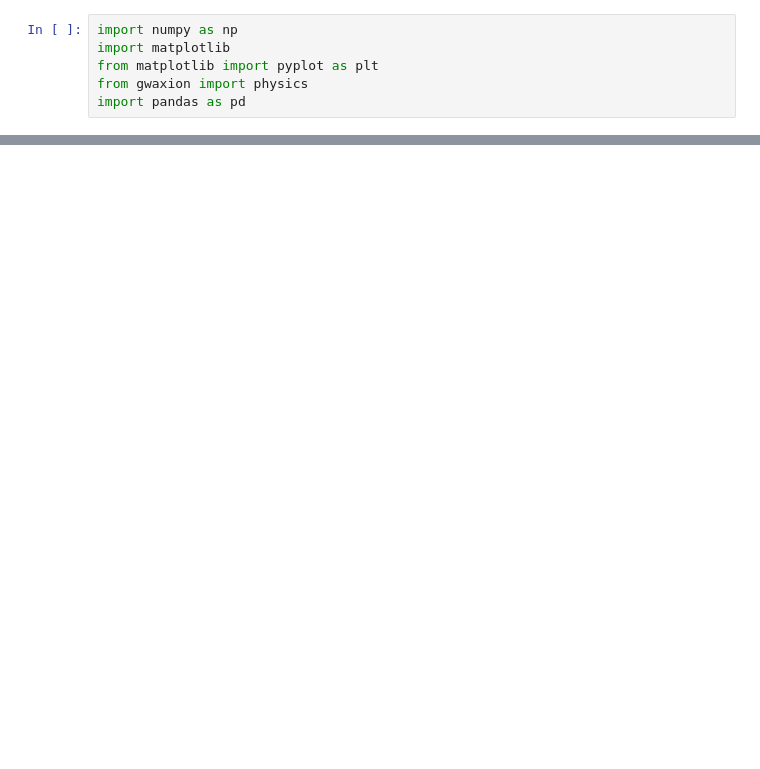
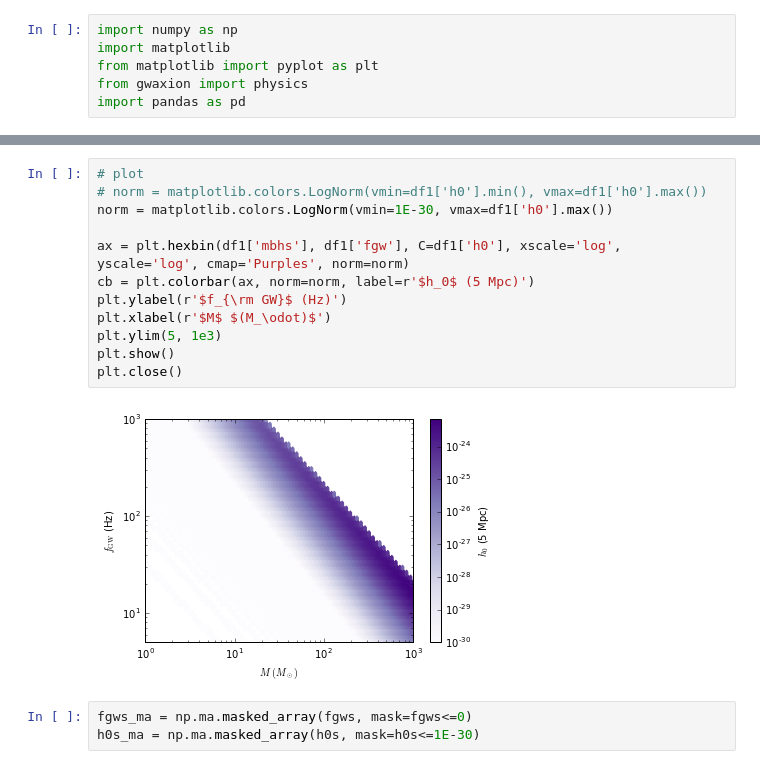
Before and after one commit to maxisi/gwaxion, a Jupyter notebook: examples/fgw_mbh_approx.ipynb, the cells around one changed output, grey strips where cells are left out. Saved outputs shown, nothing was run; the diff lists cells and outputs as text; blank space fills up the shorter version.

```diff
--- a/examples/fgw_mbh_approx.ipynb
+++ b/examples/fgw_mbh_approx.ipynb
@@ -11,0 +27,17 @@ distance = 5E6 * physics.PC_SI
+# %%
+# plot
+# norm = matplotlib.colors.LogNorm(vmin=df1['h0'].min(), vmax=df1['h0'].max())
+norm = matplotlib.colors.LogNorm(vmin=1E-30, vmax=df1['h0'].max())
+
+ax = plt.hexbin(df1['mbhs'], df1['fgw'], C=df1['h0'], xscale='log', yscale='log', cmap='Purples', norm=norm)
+cb = plt.colorbar(ax, norm=norm, label=r'$h_0$ (5 Mpc)')
+plt.ylabel(r'$f_{\rm GW}$ (Hz)')
+plt.xlabel(r'$M$ $(M_\odot)$')
+plt.ylim(5, 1e3)
+plt.show()
+plt.close()
+# %% [output]
+[figure, added]
+# %%
+fgws_ma = np.ma.masked_array(fgws, mask=fgws<=0)
+h0s_ma = np.ma.masked_array(h0s, mask=h0s<=1E-30)
```
Also changed, not shown: parts of 11 cells of this notebook, 1 other file.
